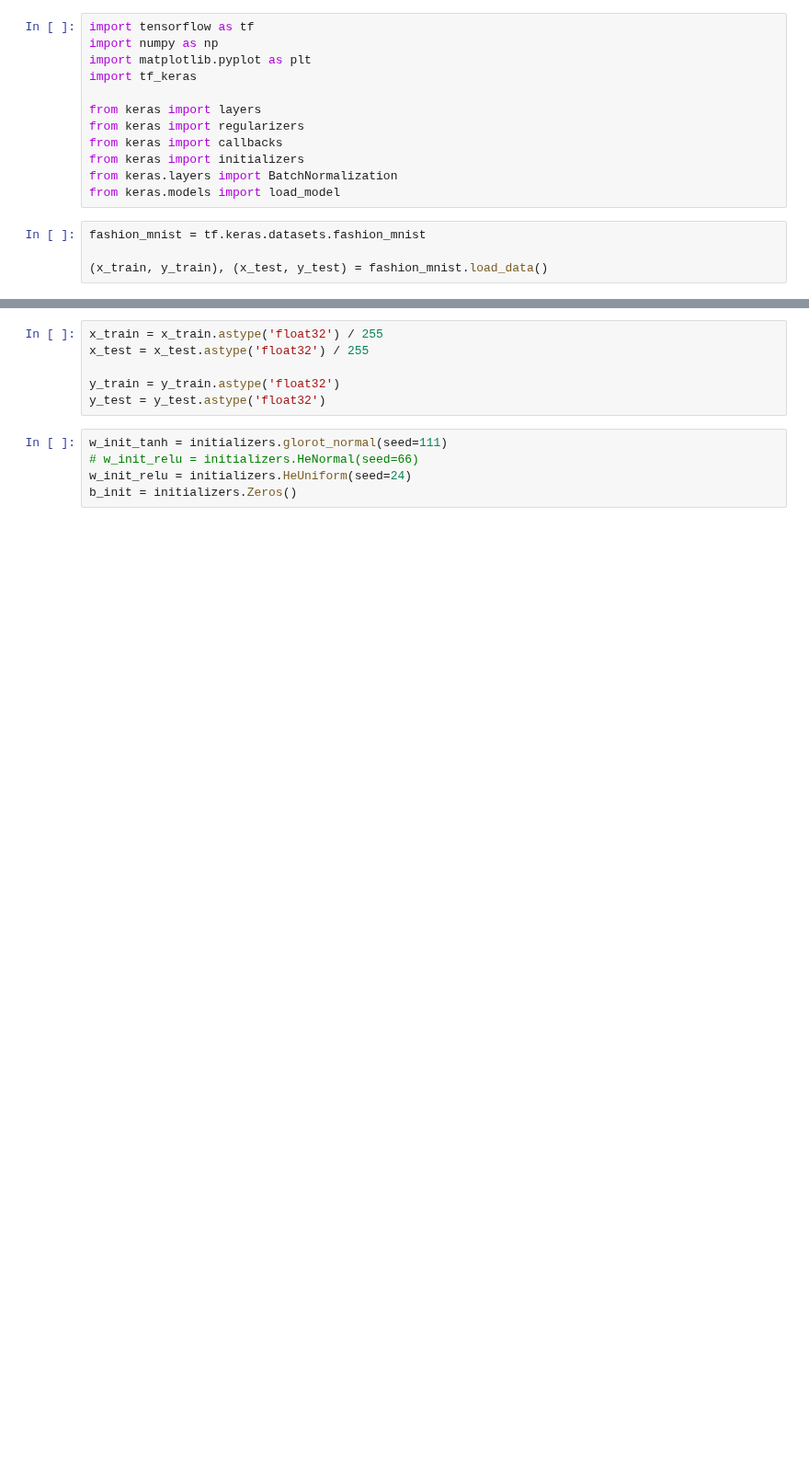
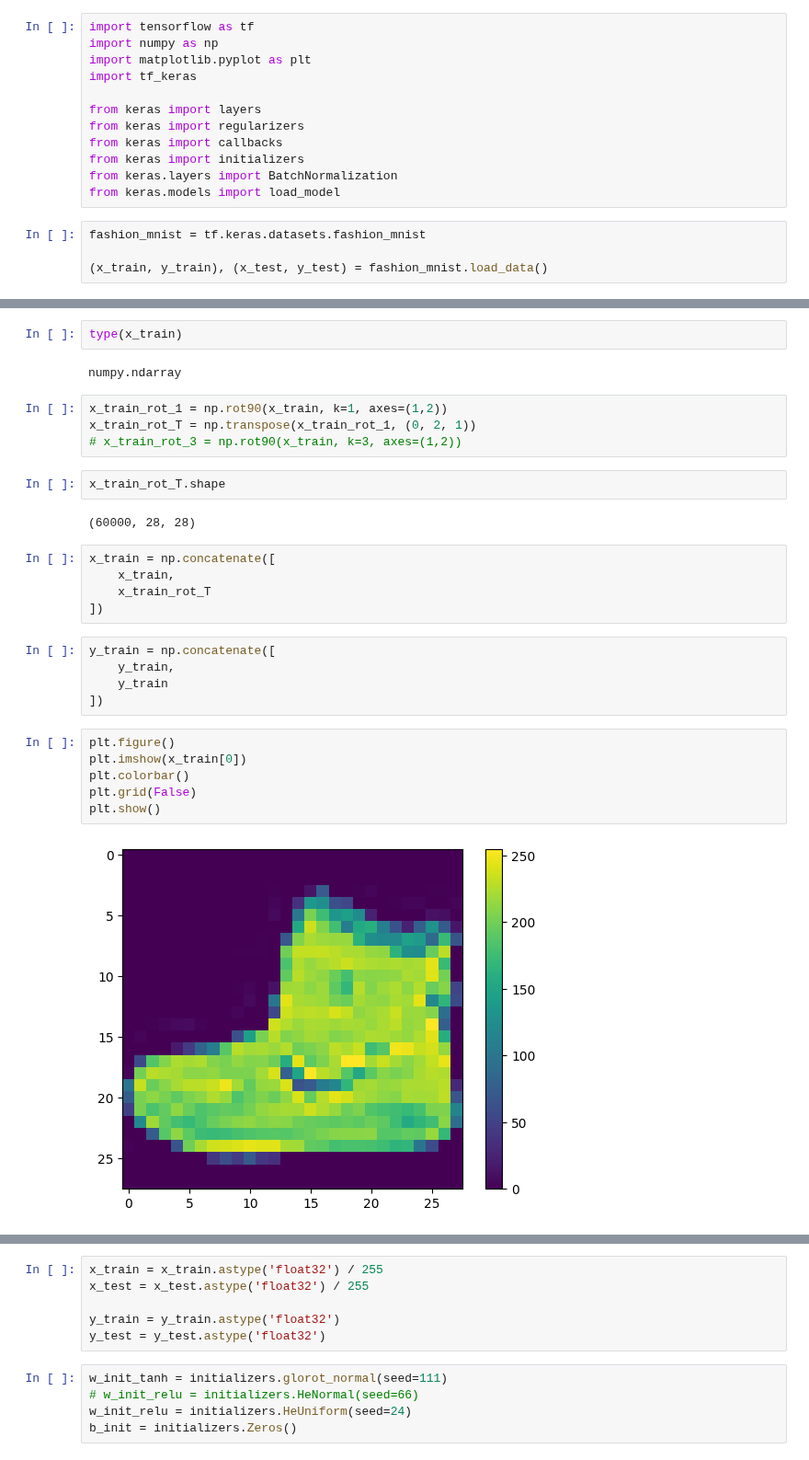
Before and after one commit to PavelStelmakhV/hw310-keras-fasion-mnist, a Jupyter notebook: keras_fasion_mnist_hw.ipynb, the cells around one changed output, grey strips where cells are left out. Shown at 92% size. Saved outputs shown, nothing was run; the diff lists cells and outputs as text; blank space fills up the shorter version.

```diff
--- a/keras_fasion_mnist_hw.ipynb
+++ b/keras_fasion_mnist_hw.ipynb
@@ -18,0 +27,30 @@ fashion_mnist = tf.keras.datasets.fashion_mnist
+# %%
+type(x_train)
+# %% [output]
+numpy.ndarray
+# %%
+x_train_rot_1 = np.rot90(x_train, k=1, axes=(1,2))
+x_train_rot_T = np.transpose(x_train_rot_1, (0, 2, 1))
+# x_train_rot_3 = np.rot90(x_train, k=3, axes=(1,2))
+# %%
+x_train_rot_T.shape
+# %% [output]
+(60000, 28, 28)
+# %%
+x_train = np.concatenate([
+    x_train,
+    x_train_rot_T
+])
+# %%
+y_train = np.concatenate([
+    y_train,
+    y_train
+])
+# %%
+plt.figure()
+plt.imshow(x_train[0])
+plt.colorbar()
+plt.grid(False)
+plt.show()
+# %% [output]
+[figure, added]
```
Also changed, not shown: parts of 16 cells of this notebook.
